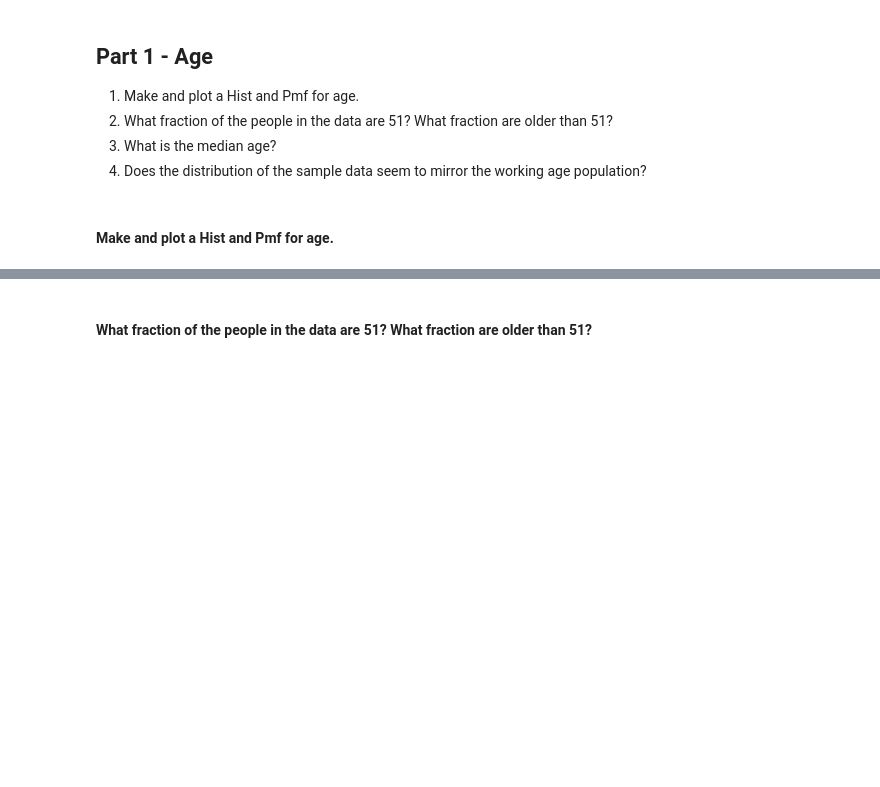
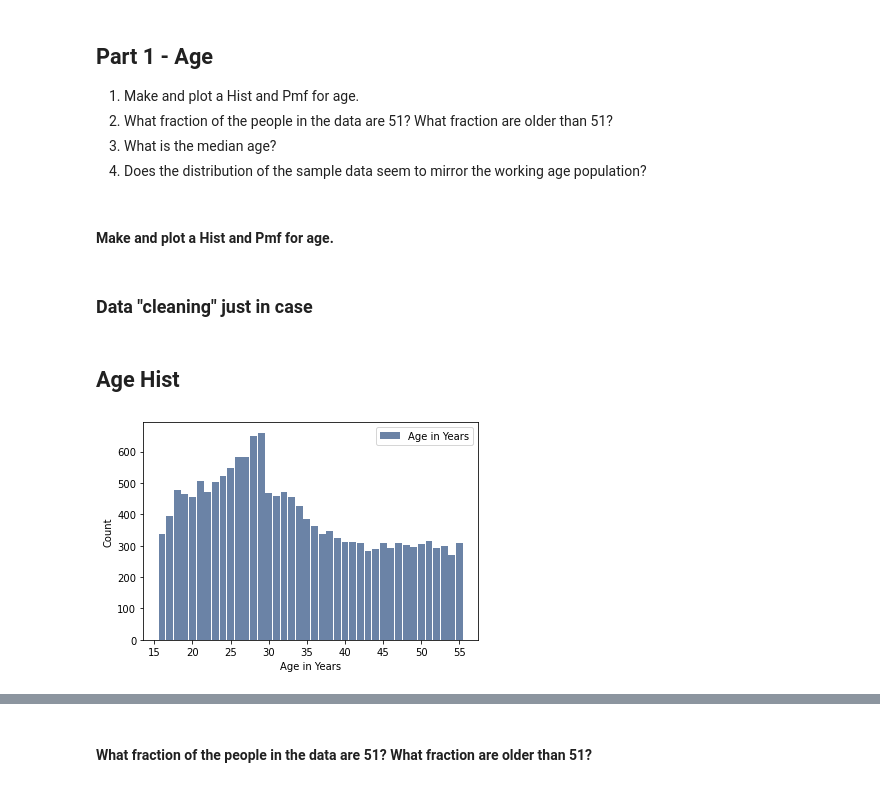
Before and after one commit to shaunmcgregor/BSIP_Assignment_1_Students, a Jupyter notebook: stats_asn_1_stud_temp.ipynb, the cells around one changed output, grey strips where cells are left out. Saved outputs shown, nothing was run; the diff lists cells and outputs as text; code cells hidden in the pictures; blank space fills up the shorter version.

```diff
--- a/stats_asn_1_stud_temp.ipynb
+++ b/stats_asn_1_stud_temp.ipynb
@@ -74,3 +65,17 @@ df.describe()
 </ol>
 # %% [markdown]
 #### Make and plot a Hist and Pmf for age.
+# %% [markdown]
+### Data "cleaning" just in case
+# %%
+age = df["Age"]
+#clean out any nans
+age = age[~np.isnan(age)]
+# %% [markdown]
+## Age Hist
+# %%
+ageHist = thinkstats2.Hist(age, label="Age in Years")
+thinkplot.Hist(ageHist)
+thinkplot.Config(xlabel = "Age in Years", ylabel = "Count")
+# %% [output]
+[figure, added]
```
Also changed, not shown: parts of 14 cells of this notebook.
